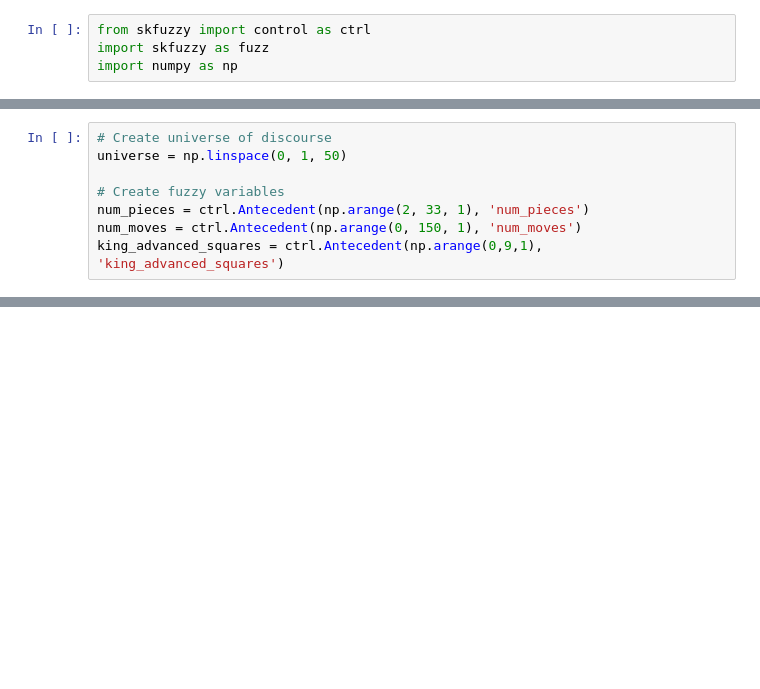
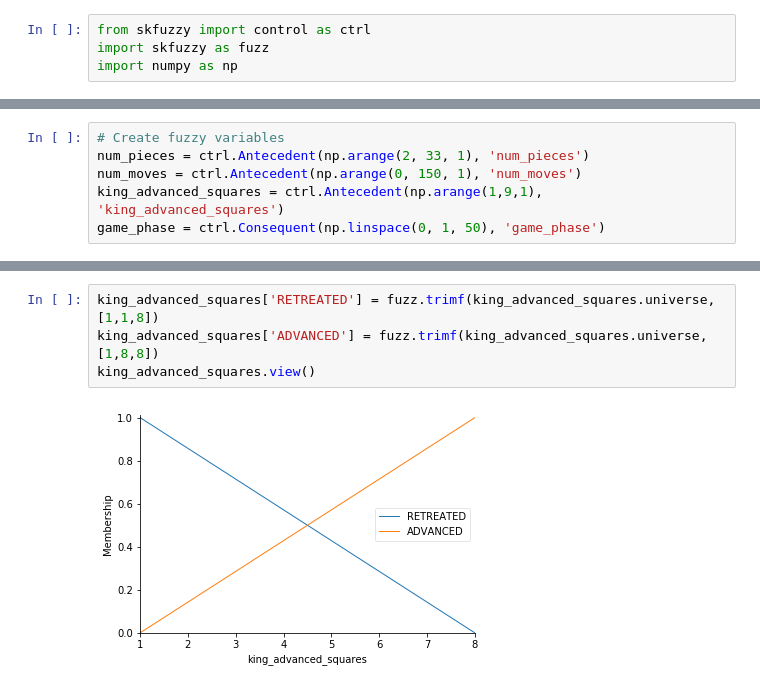
Before and after one commit to DaveFerBear/chess_ai, a Jupyter notebook: notebooks/FuzzyExperiments.ipynb, the cells around one changed output, grey strips where cells are left out. Cells and saved outputs as stored; diff of their text form; blank space fills up the shorter version.

```diff
--- a/notebooks/FuzzyExperiments.ipynb
+++ b/notebooks/FuzzyExperiments.ipynb
@@ -24,11 +24,9 @@ if BLACK_KING_FILE is not 'advanced' AND WHITE_KING_FILE is note 'advanced' then
 # %%
-# Create universe of discourse
-universe = np.linspace(0, 1, 50)
-
 # Create fuzzy variables
 num_pieces = ctrl.Antecedent(np.arange(2, 33, 1), 'num_pieces')
 num_moves = ctrl.Antecedent(np.arange(0, 150, 1), 'num_moves')
-king_advanced_squares = ctrl.Antecedent(np.arange(0,9,1), 'king_advanced_squares')
+king_advanced_squares = ctrl.Antecedent(np.arange(1,9,1), 'king_advanced_squares')
+game_phase = ctrl.Consequent(np.linspace(0, 1, 50), 'game_phase')
 # %%
 # Populate the fuzzy variables with membership functions
 num_pieces['LOW'] = fuzz.gaussmf(num_pieces.universe, 0, 8)
@@ -40,0 +45,6 @@ num_pieces.view()
+# %%
+king_advanced_squares['RETREATED'] = fuzz.trimf(king_advanced_squares.universe, [1,1,8])
+king_advanced_squares['ADVANCED'] = fuzz.trimf(king_advanced_squares.universe, [1,8,8])
+king_advanced_squares.view()
+# %% [output]
+[figure, added]
```
Also changed, not shown: parts of 4 cells of this notebook.
